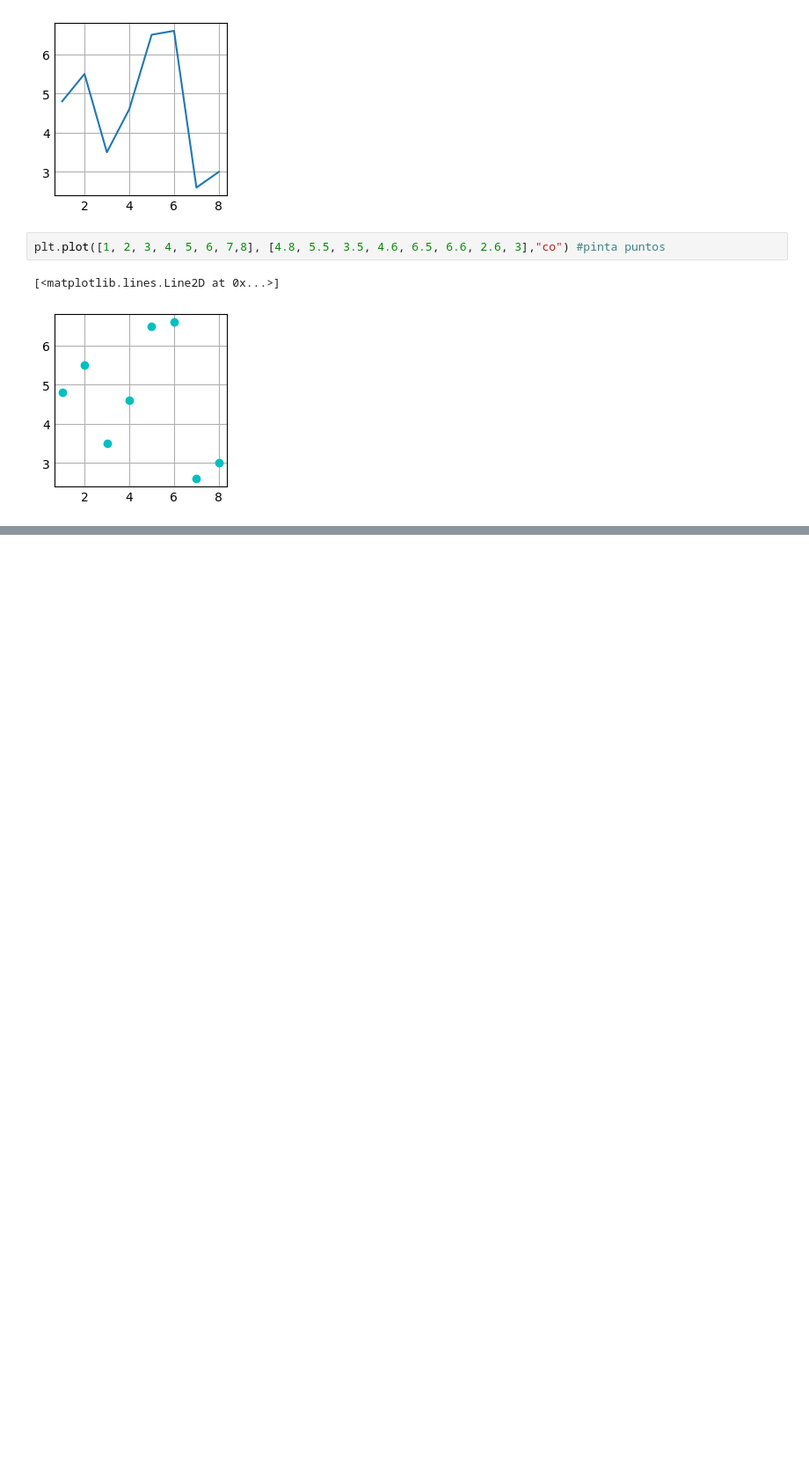
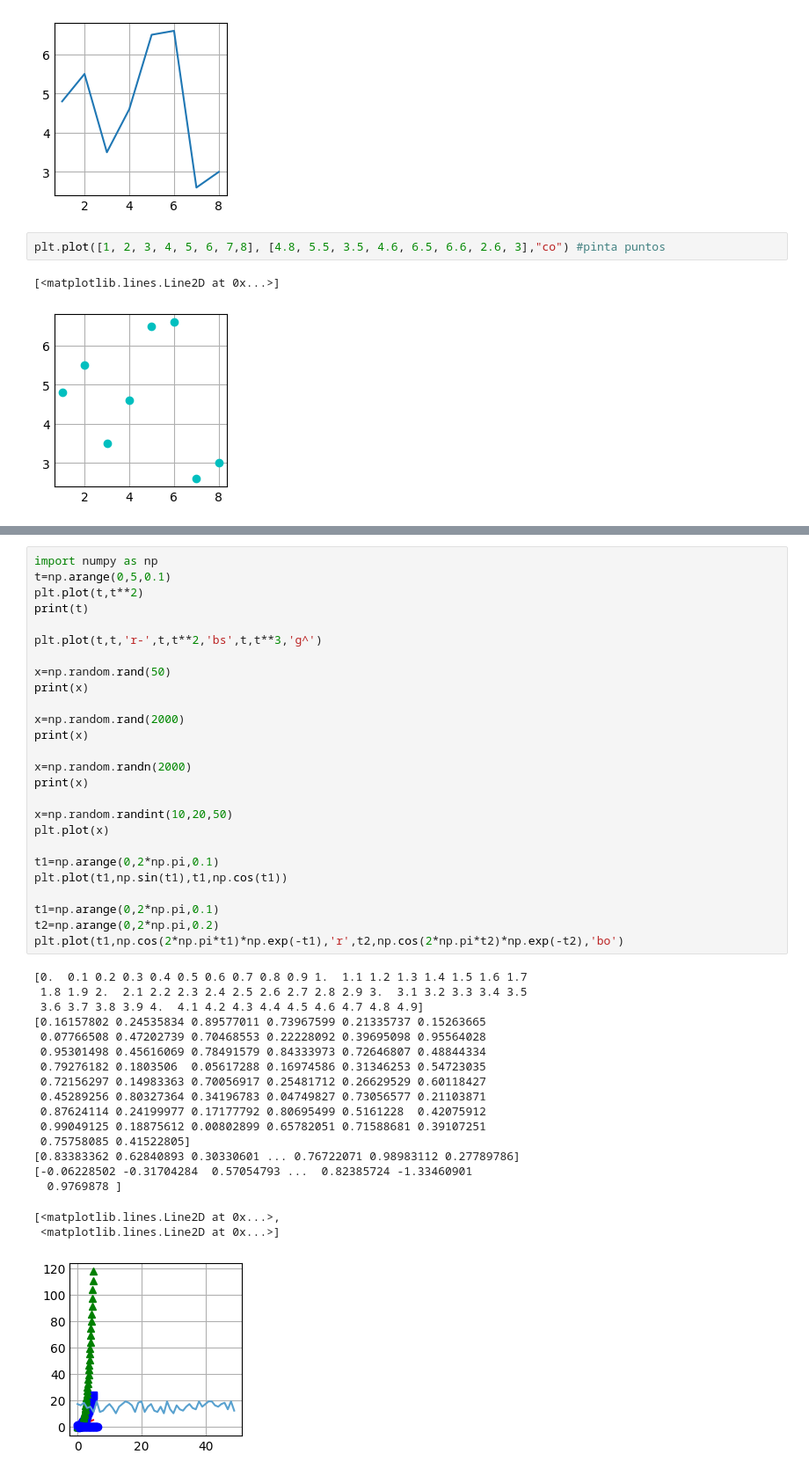
Before and after one commit to PedroKnoMiguel/introduccion_Apython, a Jupyter notebook: introduccion.ipynb, the cells around one changed output, grey strips where cells are left out. Shown at 88% size. Cells and saved outputs as stored; diff of their text form; blank space fills up the shorter version.

```diff
--- a/introduccion.ipynb
+++ b/introduccion.ipynb
@@ -215,0 +327,45 @@ plt.plot([1, 2, 3, 4, 5, 6, 7,8], [4.8, 5.5, 3.5, 4.6, 6.5, 6.6, 2.6, 3],"co") #
+# %%
+import numpy as np
+t=np.arange(0,5,0.1)
+plt.plot(t,t**2)
+print(t)
+
+plt.plot(t,t,'r-',t,t**2,'bs',t,t**3,'g^')
+
+x=np.random.rand(50)
+print(x)
+
+x=np.random.rand(2000)
+print(x)
+
+x=np.random.randn(2000)
+print(x)
+
+x=np.random.randint(10,20,50)
+plt.plot(x)
+
+t1=np.arange(0,2*np.pi,0.1)
+plt.plot(t1,np.sin(t1),t1,np.cos(t1))
+
+t1=np.arange(0,2*np.pi,0.1)
+t2=np.arange(0,2*np.pi,0.2)
+plt.plot(t1,np.cos(2*np.pi*t1)*np.exp(-t1),'r',t2,np.cos(2*np.pi*t2)*np.exp(-t2),'bo')
+# %% [output]
+[0.  0.1 0.2 0.3 0.4 0.5 0.6 0.7 0.8 0.9 1.  1.1 1.2 1.3 1.4 1.5 1.6 1.7
+ 1.8 1.9 2.  2.1 2.2 2.3 2.4 2.5 2.6 2.7 2.8 2.9 3.  3.1 3.2 3.3 3.4 3.5
+ 3.6 3.7 3.8 3.9 4.  4.1 4.2 4.3 4.4 4.5 4.6 4.7 4.8 4.9]
+[0.16157802 0.24535834 0.89577011 0.73967599 0.21335737 0.15263665
+ 0.07766508 0.47202739 0.70468553 0.22228092 0.39695098 0.95564028
+ 0.95301498 0.45616069 0.78491579 0.84333973 0.72646807 0.48844334
+ 0.79276182 0.1803506  0.05617288 0.16974586 0.31346253 0.54723035
+ 0.72156297 0.14983363 0.70056917 0.25481712 0.26629529 0.60118427
+ 0.45289256 0.80327364 0.34196783 0.04749827 0.73056577 0.21103871
+ 0.87624114 0.24199977 0.17177792 0.80695499 0.5161228  0.42075912
+ 0.99049125 0.18875612 0.00802899 0.65782051 0.71588681 0.39107251
+ 0.75758085 0.41522805]
+[0.83383362 0.62840893 0.30330601 ... 0.76722071 0.98983112 0.27789786]
+[-0.06228502 -0.31704284  0.57054793 ...  0.82385724 -1.33460901
+  0.9769878 ]
+[<matplotlib.lines.Line2D at 0x...>,
+ <matplotlib.lines.Line2D at 0x...>]
+[figure, added]
```
Also changed, not shown: parts of 3 cells of this notebook.
